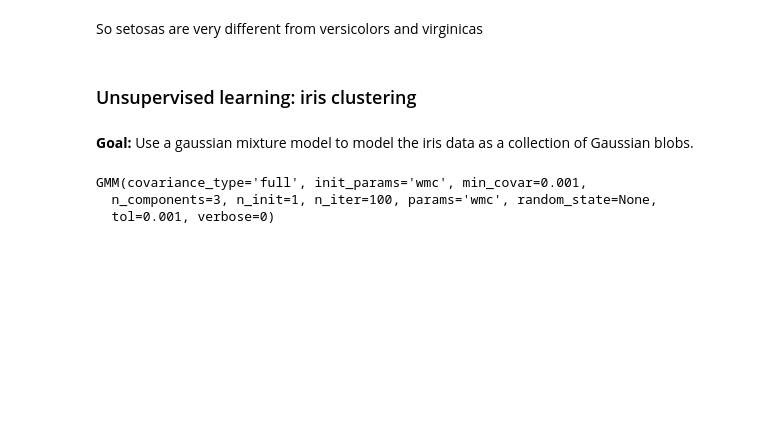
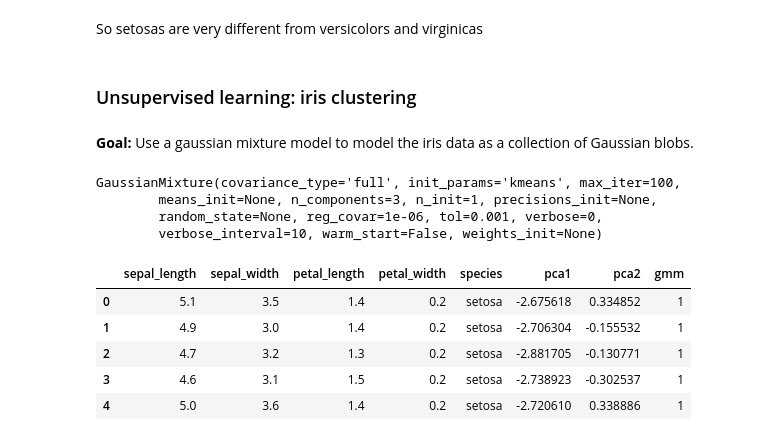
Before and after one commit to loftusa/General-Projects-And-Scripts, a Jupyter notebook: Learning/Book - Data Science Handbook/Scikit-learn/1 - Introducing-Scikit-learn.ipynb, the cells around one changed output. Cells and saved outputs as stored; diff of their text form; code cells hidden in the pictures; blank space fills up the shorter version.

```diff
--- a/Learning/Book - Data Science Handbook/Scikit-learn/1 - Introducing-Scikit-learn.ipynb
+++ b/Learning/Book - Data Science Handbook/Scikit-learn/1 - Introducing-Scikit-learn.ipynb
@@ -206,8 +198,10 @@ from sklearn.mixture import GMM
 # %%
 # Fit the model to the data
+model.fit(X_iris, y_iris)
 # %% [output]
-GMM(covariance_type='full', init_params='wmc', min_covar=0.001,
-  n_components=3, n_init=1, n_iter=100, params='wmc', random_state=None,
-  tol=0.001, verbose=0)
+GaussianMixture(covariance_type='full', init_params='kmeans', max_iter=100,
+        means_init=None, n_components=3, n_init=1, precisions_init=None,
+        random_state=None, reg_covar=1e-06, tol=0.001, verbose=0,
+        verbose_interval=10, warm_start=False, weights_init=None)
 # %%
 # make y_gmm, a variable that determines the cluster labels.
@@ -216,2 +212,11 @@ GMM(covariance_type='full', init_params='wmc', min_covar=0.001,
+# %%
+iris.head()
+# %% [output]
+|  | sepal_length | sepal_width | petal_length | petal_width | species | pca1 | pca2 | gmm |
+| 0 | 5.1 | 3.5 | 1.4 | 0.2 | setosa | -2.675618 | 0.334852 | 1 |
+| 1 | 4.9 | 3.0 | 1.4 | 0.2 | setosa | -2.706304 | -0.155532 | 1 |
+| 2 | 4.7 | 3.2 | 1.3 | 0.2 | setosa | -2.881705 | -0.130771 | 1 |
+| 3 | 4.6 | 3.1 | 1.5 | 0.2 | setosa | -2.738923 | -0.302537 | 1 |
+| 4 | 5.0 | 3.6 | 1.4 | 0.2 | setosa | -2.720610 | 0.338886 | 1 |
 # %%
 # Plot the results with seaborn, hued by color. 3 different horizontal graphs, one for each cluster.
```
Also changed, not shown: parts of 10 cells of this notebook, 3 other files.
